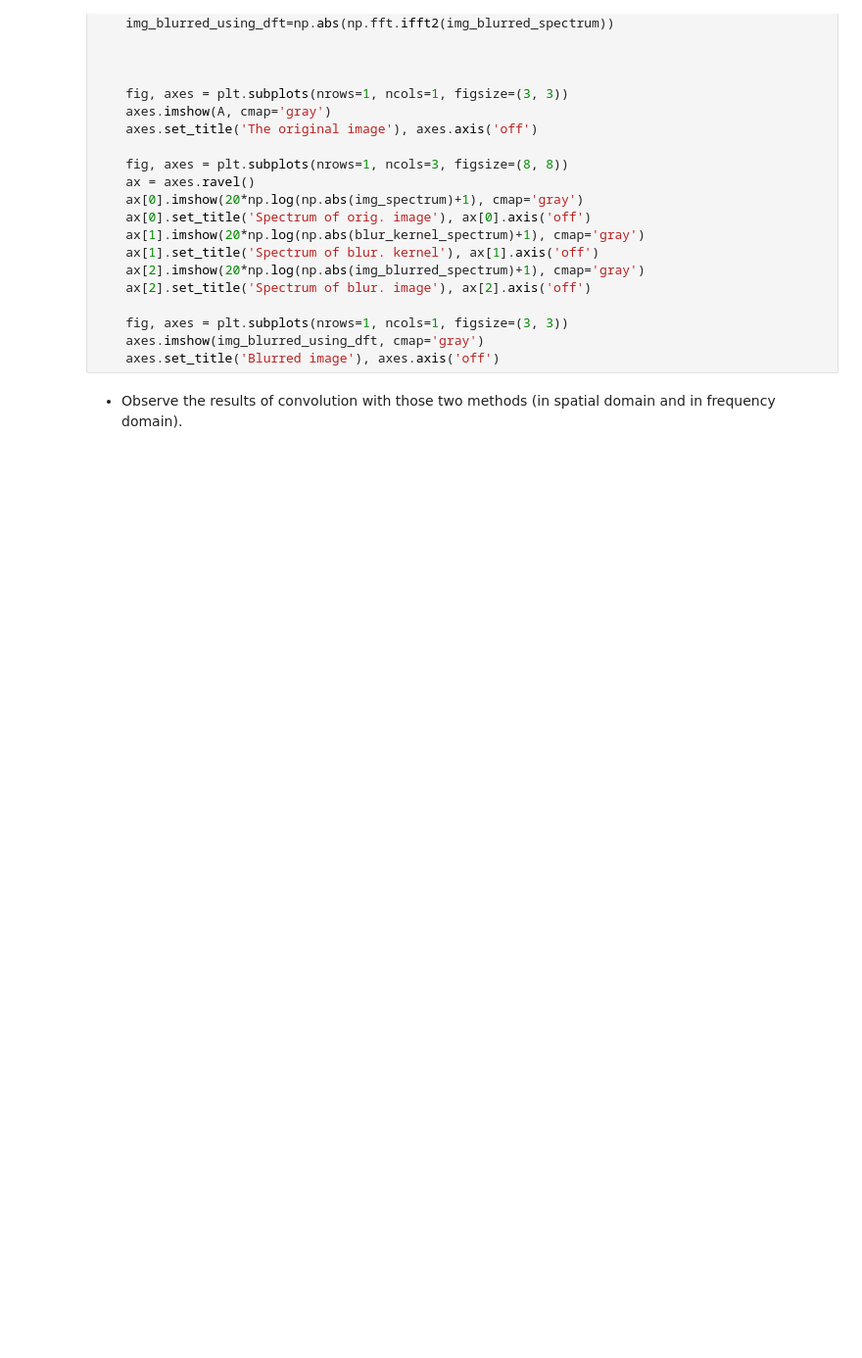
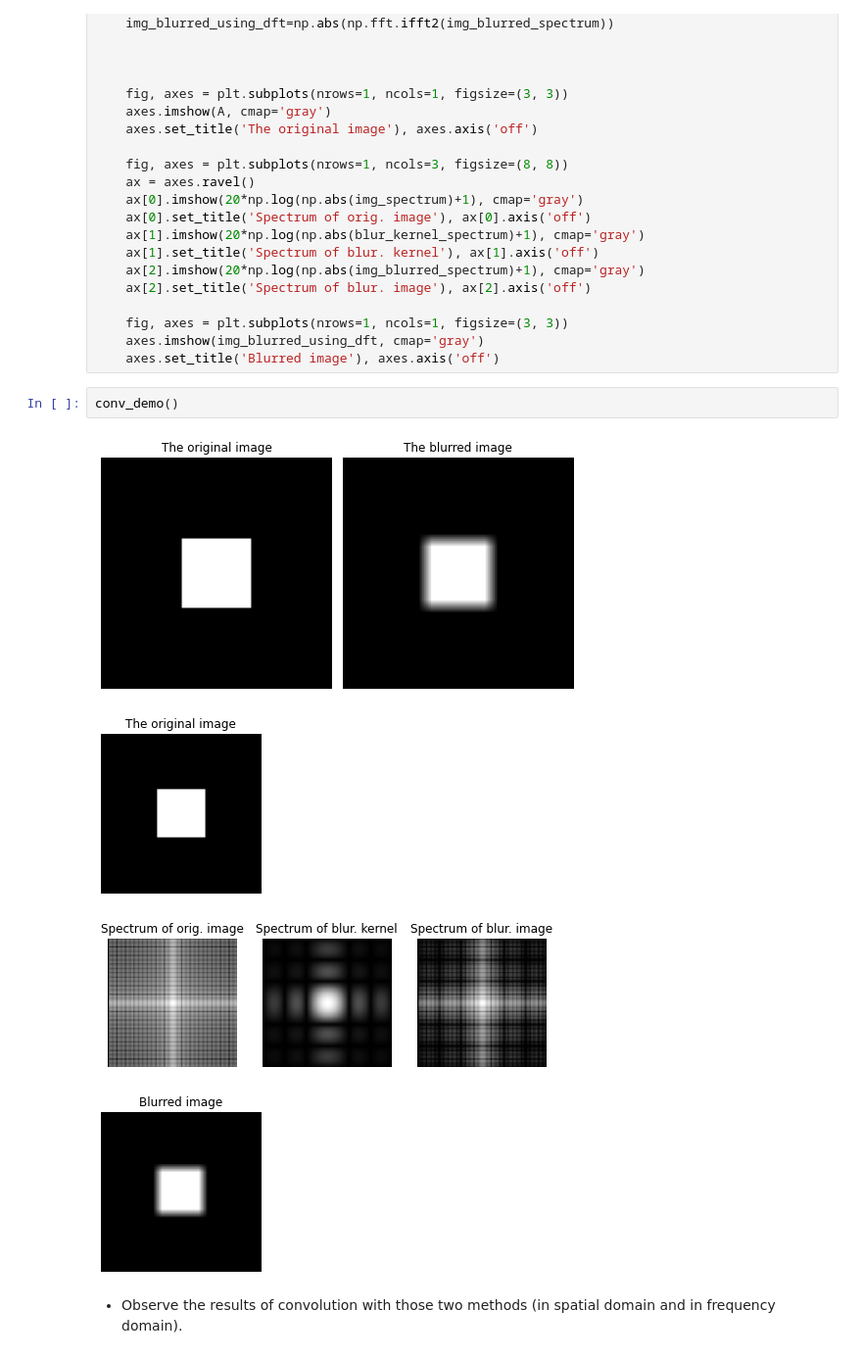
Before and after one commit to nadavschwalb/image_processing, a Jupyter notebook: Lab_4_student.ipynb, the cells around one changed output. Shown at 98% size. Saved outputs shown, nothing was run; the diff lists cells and outputs as text; blank space fills up the shorter version.

```diff
--- a/Lab_4_student.ipynb
+++ b/Lab_4_student.ipynb
@@ -338,5 +340,12 @@ def conv_demo():
     fig, axes = plt.subplots(nrows=1, ncols=1, figsize=(3, 3))
     axes.imshow(img_blurred_using_dft, cmap='gray')
     axes.set_title('Blurred image'), axes.axis('off')
+# %%
+conv_demo()
+# %% [output]
+[figure, added]
+[figure, added]
+[figure, added]
+[figure, added]
 # %% [markdown]
 * Observe the results of convolution with those two methods (in spatial domain and in frequency domain).
```
Also changed, not shown: parts of 6 cells of this notebook.
